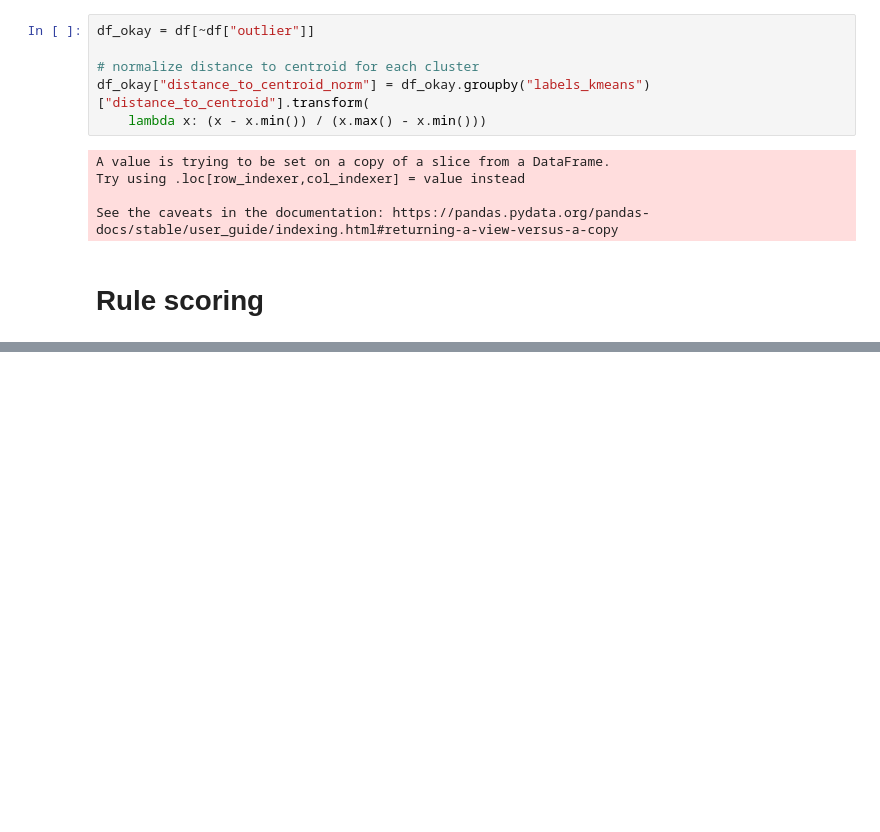
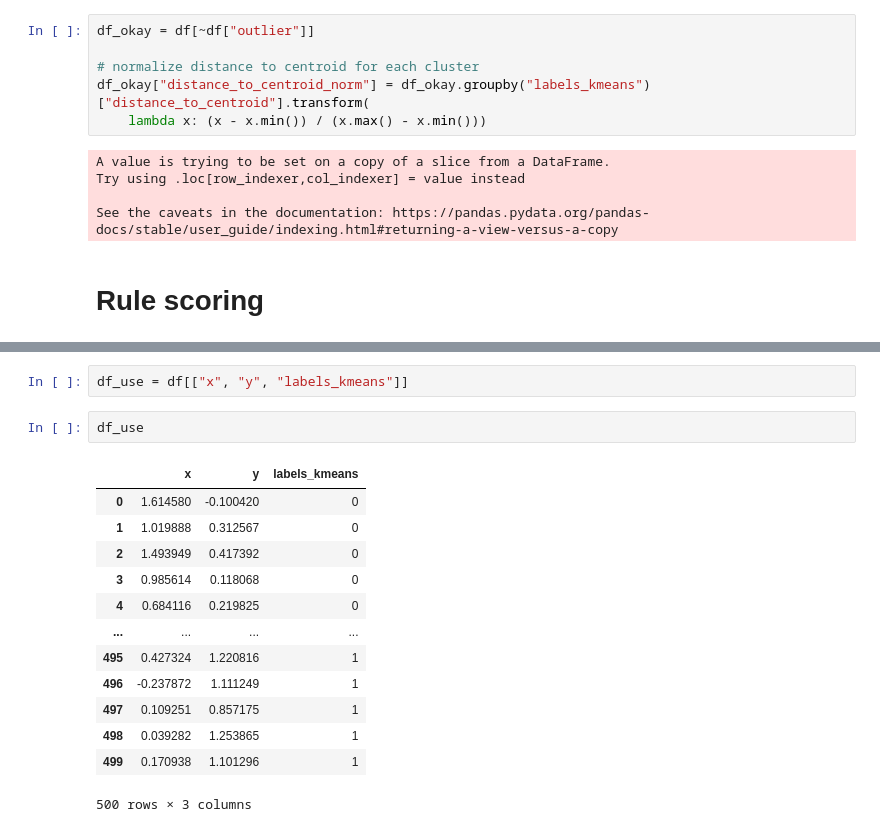
Before and after one commit to HaykTarkhanyan/CDSGD, a Jupyter notebook: cdsgd/bzbz.ipynb, the cells around one changed output, grey strips where cells are left out. Drawn from its saved outputs; the diff is of its cells as text; blank space fills up the shorter version.

```diff
--- a/cdsgd/bzbz.ipynb
+++ b/cdsgd/bzbz.ipynb
@@ -229,0 +287,18 @@ See the caveats in the documentation: https://pandas.pydata.org/pandas-docs/stab
+# %%
+df_use = df[["x", "y", "labels_kmeans"]]
+# %%
+df_use
+# %% [output]
+|  | x | y | labels_kmeans |
+| 0 | 1.614580 | -0.100420 | 0 |
+| 1 | 1.019888 | 0.312567 | 0 |
+| 2 | 1.493949 | 0.417392 | 0 |
+| 3 | 0.985614 | 0.118068 | 0 |
+| 4 | 0.684116 | 0.219825 | 0 |
+| ... | ... | ... | ... |
+| 495 | 0.427324 | 1.220816 | 1 |
+| 496 | -0.237872 | 1.111249 | 1 |
+| 497 | 0.109251 | 0.857175 | 1 |
+| 498 | 0.039282 | 1.253865 | 1 |
+| 499 | 0.170938 | 1.101296 | 1 |
+500 rows × 3 columns
```
Also changed, not shown: parts of 33 cells of this notebook, 11 other files.
